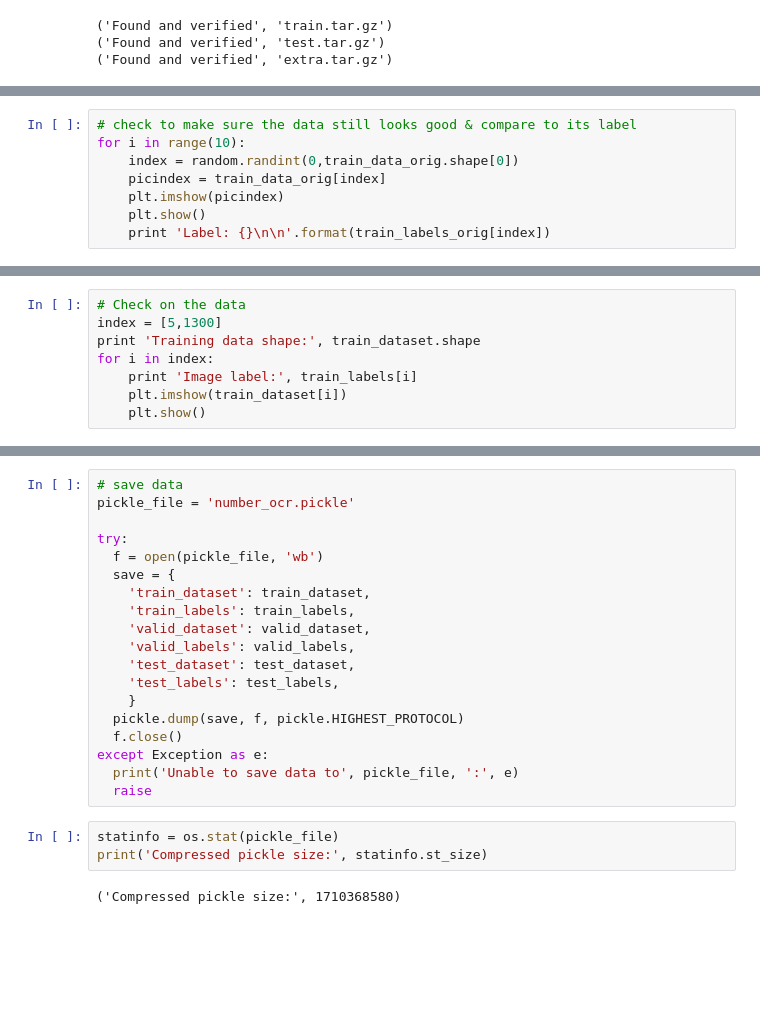
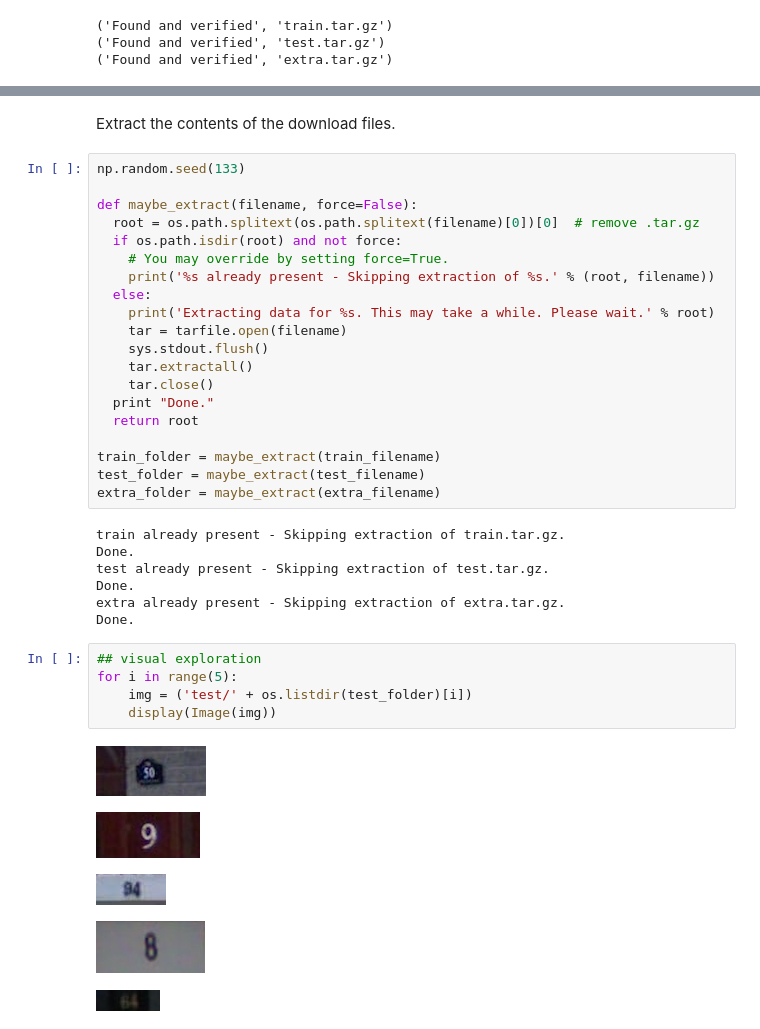
Before and after one commit to kdeneweth3/SVHN_Deep_NN, a Jupyter notebook: number_ocr_pre.ipynb, the cells around one changed output, grey strips where cells are left out. Cells and saved outputs as stored; diff of their text form; blank space fills up the shorter version.

```diff
--- a/number_ocr_pre.ipynb
+++ b/number_ocr_pre.ipynb
@@ -292,8 +71,0 @@ Matfile extra_32x32.mat
-# %%
-# check to make sure the data still looks good & compare to its label
-for i in range(10):
-    index = random.randint(0,train_data_orig.shape[0])
-    picindex = train_data_orig[index]
-    plt.imshow(picindex)
-    plt.show()
-    print 'Label: {}\n\n'.format(train_labels_orig[index])
@@ -566,8 +71,0 @@ valid_dataset, valid_labels = randomize(valid_dataset, valid_labels)
-# %%
-# Check on the data
-index = [5,1300]
-print 'Training data shape:', train_dataset.shape
-for i in index:
-    print 'Image label:', train_labels[i]
-    plt.imshow(train_dataset[i])
-    plt.show()
@@ -580,24 +72,40 @@ Image label: 7
-# %%
-# save data
-pickle_file = 'number_ocr.pickle'
-
-try:
-  f = open(pickle_file, 'wb')
-  save = {
-    'train_dataset': train_dataset,
-    'train_labels': train_labels,
-    'valid_dataset': valid_dataset,
-    'valid_labels': valid_labels,
-    'test_dataset': test_dataset,
-    'test_labels': test_labels,
-    }
-  pickle.dump(save, f, pickle.HIGHEST_PROTOCOL)
-  f.close()
-except Exception as e:
-  print('Unable to save data to', pickle_file, ':', e)
-  raise
-# %%
-statinfo = os.stat(pickle_file)
-print('Compressed pickle size:', statinfo.st_size)
-# %% [output]
-('Compressed pickle size:', 1710368580)
+# %% [markdown]
+Extract the contents of the download files.
+# %%
+np.random.seed(133)
+
+def maybe_extract(filename, force=False):
+  root = os.path.splitext(os.path.splitext(filename)[0])[0]  # remove .tar.gz
+  if os.path.isdir(root) and not force:
+    # You may override by setting force=True.
+    print('%s already present - Skipping extraction of %s.' % (root, filename))
+  else:
+    print('Extracting data for %s. This may take a while. Please wait.' % root)
+    tar = tarfile.open(filename)
+    sys.stdout.flush()
+    tar.extractall()
+    tar.close()
+  print "Done."
+  return root
+
+train_folder = maybe_extract(train_filename)
+test_folder = maybe_extract(test_filename)
+extra_folder = maybe_extract(extra_filename)
+# %% [output]
+train already present - Skipping extraction of train.tar.gz.
+Done.
+test already present - Skipping extraction of test.tar.gz.
+Done.
+extra already present - Skipping extraction of extra.tar.gz.
+Done.
+# %%
+## visual exploration
+for i in range(5):
+    img = ('test/' + os.listdir(test_folder)[i])
+    display(Image(img))
+# %% [output]
+[figure, added]
+[figure, added]
+[figure, added]
+[figure, added]
+[figure, added]
```
Also changed, not shown: parts of 42 cells of this notebook, 1 other file.
